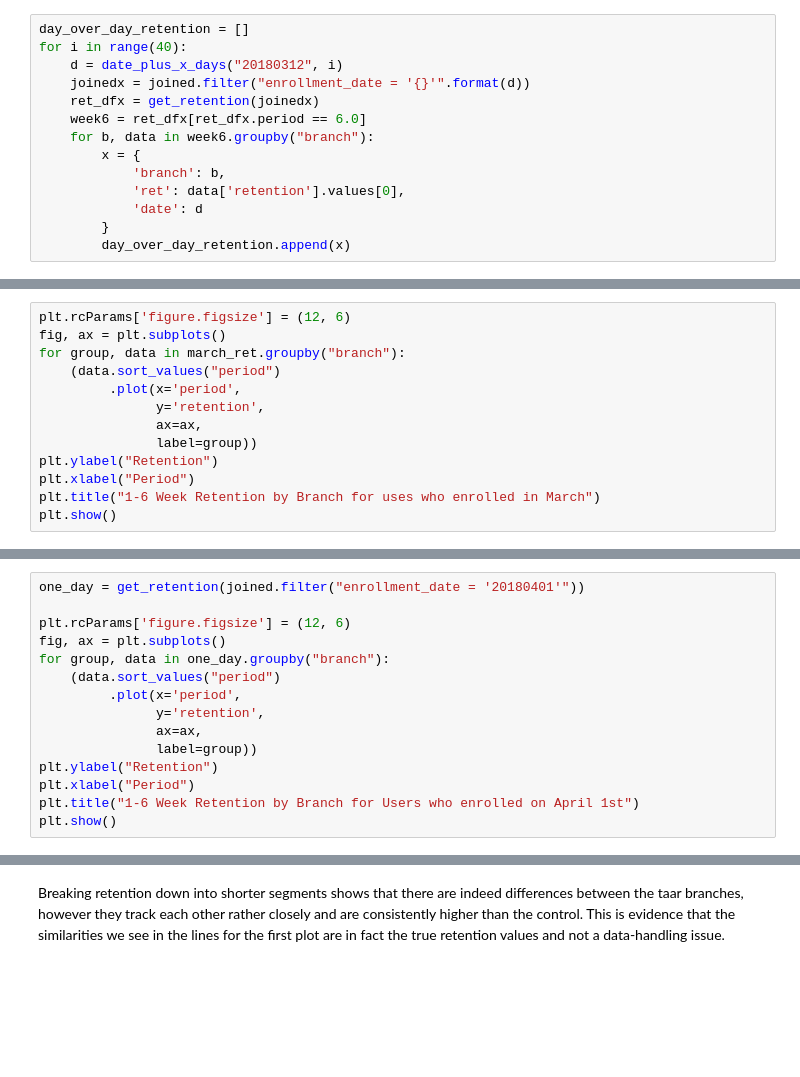
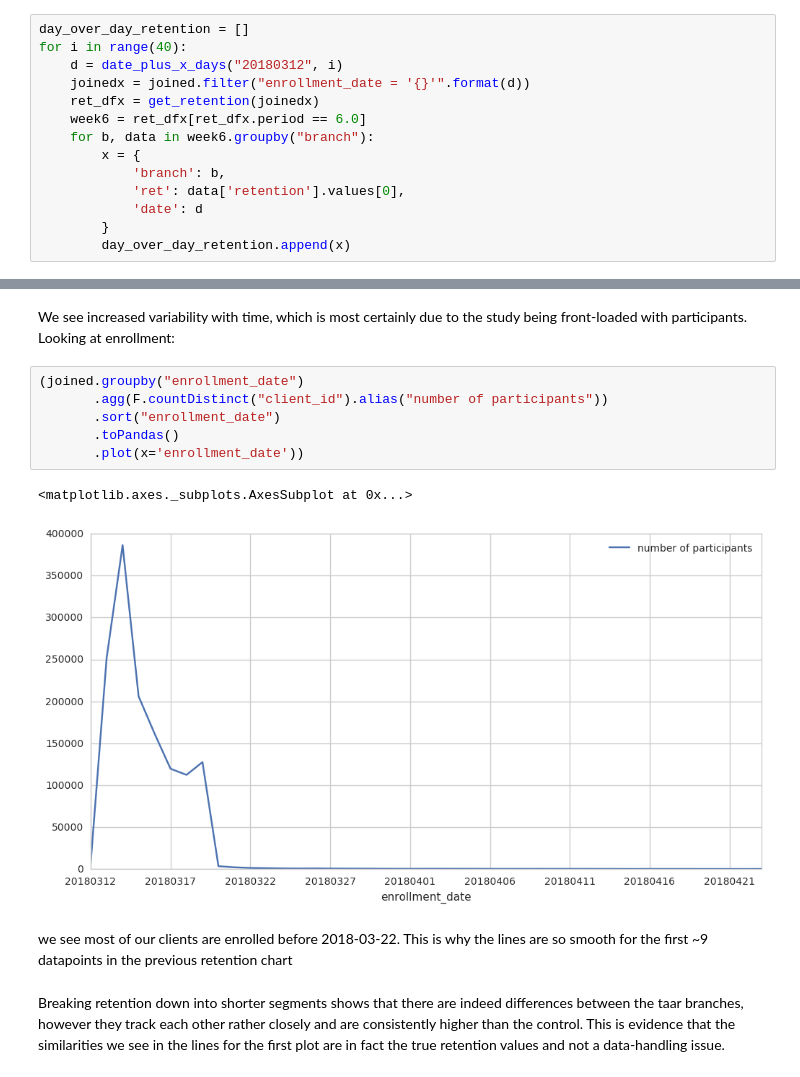
Before and after one commit to mozilla/taar, a Jupyter notebook: analysis/TAARExperimentV2Retention.ipynb, the cells around one changed output, grey strips where cells are left out. Drawn from its saved outputs; the diff is of its cells as text; blank space fills up the shorter version.

```diff
--- a/analysis/TAARExperimentV2Retention.ipynb
+++ b/analysis/TAARExperimentV2Retention.ipynb
@@ -302,13 +279,0 @@ march_ret = get_retention(joined.filter("enrollment_date < '20180401'"))
-# %%
-plt.rcParams['figure.figsize'] = (12, 6)
-fig, ax = plt.subplots()
-for group, data in march_ret.groupby("branch"):
-    (data.sort_values("period")
-         .plot(x='period',
-               y='retention',
-               ax=ax,
-               label=group))
-plt.ylabel("Retention")
-plt.xlabel("Period")
-plt.title("1-6 Week Retention by Branch for uses who enrolled in March")
-plt.show()
@@ -317,15 +279,0 @@ plt.show()
-# %%
-one_day = get_retention(joined.filter("enrollment_date = '20180401'"))
-
-plt.rcParams['figure.figsize'] = (12, 6)
-fig, ax = plt.subplots()
-for group, data in one_day.groupby("branch"):
-    (data.sort_values("period")
-         .plot(x='period',
-               y='retention',
-               ax=ax,
-               label=group))
-plt.ylabel("Retention")
-plt.xlabel("Period")
-plt.title("1-6 Week Retention by Branch for Users who enrolled on April 1st")
-plt.show()
@@ -334,2 +280,15 @@ plt.show()
+# %% [markdown]
+We see increased variability with time, which is most certainly due to the study being front-loaded with participants. Looking at enrollment:
+# %%
+(joined.groupby("enrollment_date")
+       .agg(F.countDistinct("client_id").alias("number of participants"))
+       .sort("enrollment_date")
+       .toPandas()
+       .plot(x='enrollment_date'))
+# %% [output]
+<matplotlib.axes._subplots.AxesSubplot at 0x...>
+[figure, added]
+# %% [markdown]
+we see most of our clients are enrolled before 2018-03-22. This is why the lines are so smooth for the first ~9 datapoints in the previous retention chart
 # %% [markdown]
 Breaking retention down into shorter segments shows that there are indeed differences between the taar branches, however they track each other rather closely and are consistently higher than the control. This is evidence that the similarities we see in the lines for the first plot are in fact the true retention values and not a data-handling issue.
```
Also changed, not shown: parts of 28 cells of this notebook.
